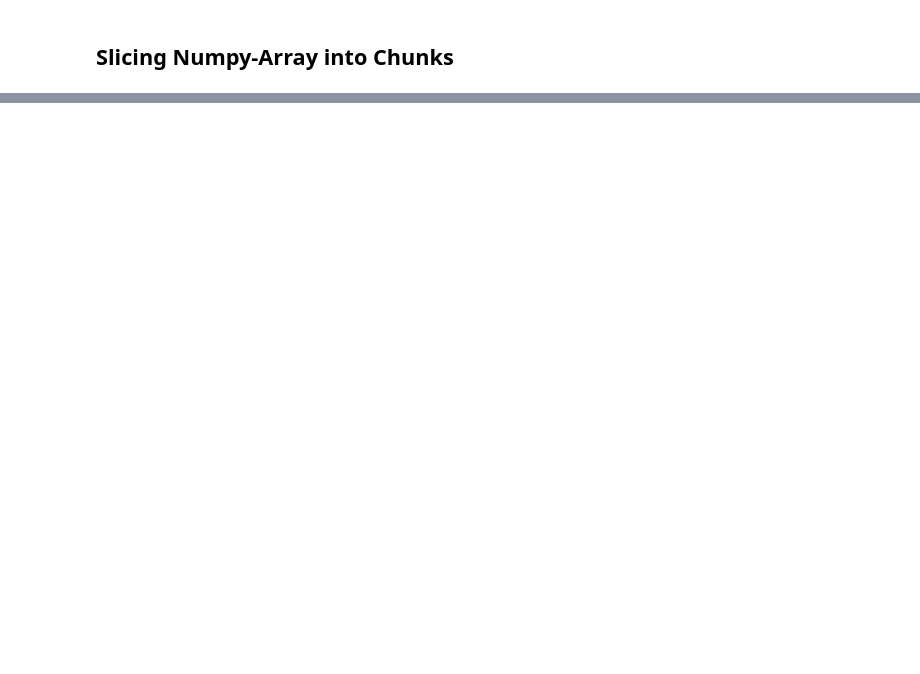
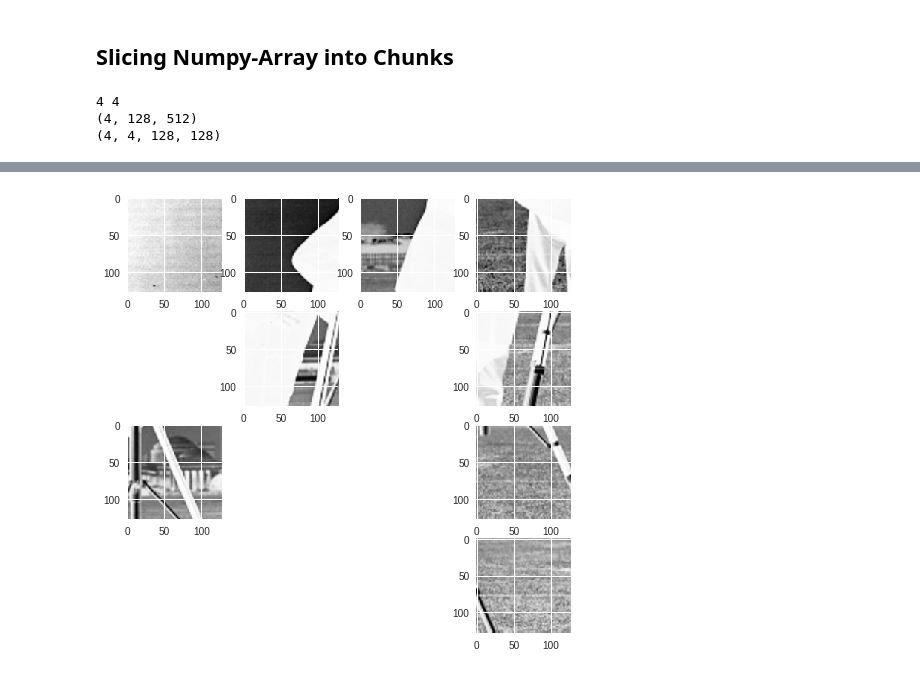
Before and after one commit to aakashv000/Machine-Learning-Lab-CS3103, a Jupyter notebook: Lab_8_Bag_of_Visual_Words.ipynb, the cells around one changed output, grey strips where cells are left out. Drawn from its saved outputs; the diff is of its cells as text; code cells hidden in the pictures; blank space fills up the shorter version.

Commit message:
splitted array into patches, not properly plotted but saved successfully

```diff
--- a/Lab_8_Bag_of_Visual_Words.ipynb
+++ b/Lab_8_Bag_of_Visual_Words.ipynb
@@ -66,0 +99,27 @@ for x_coord in range(n_chunk_x):
+# %%
+# N_CHUNKS_PER_AXIS = 32
+DIM_PATCH = (128, 128)
+# %%
+n_chunks_x = img.shape[0] // DIM_PATCH[0]
+n_chunks_y = img.shape[1] // DIM_PATCH[1]
+print(n_chunks_x, n_chunks_y)
+
+img_vstrips = np.array_split(img, n_chunks_x, axis=0)
+print(np.shape(img_vstrips))
+
+img_patches = [np.array_split(vstrip, n_chunks_y, axis=1) for vstrip in img_vstrips]
+print(np.shape(img_patches))
+# %% [output]
+4 4
+(4, 128, 512)
+(4, 4, 128, 128)
+# %%
+# TODO: Not properly oriented and some patches missing
+fig = plt.figure(figsize=(DIM_PATCH[0]/16, DIM_PATCH[1]/16))
+
+for i in range(n_chunks_x):
+    for j in range(n_chunks_y):
+        fig.add_subplot(n_chunks_x, n_chunks_y, (i+1)*(j+1))
+        plt.imshow(img_patches[i][j])
+plt.show()
+# %% [output]
@@ -66,0 +128 @@ for x_coord in range(n_chunk_x):
+[figure, added]
```
Also changed, not shown: parts of 10 cells of this notebook.
